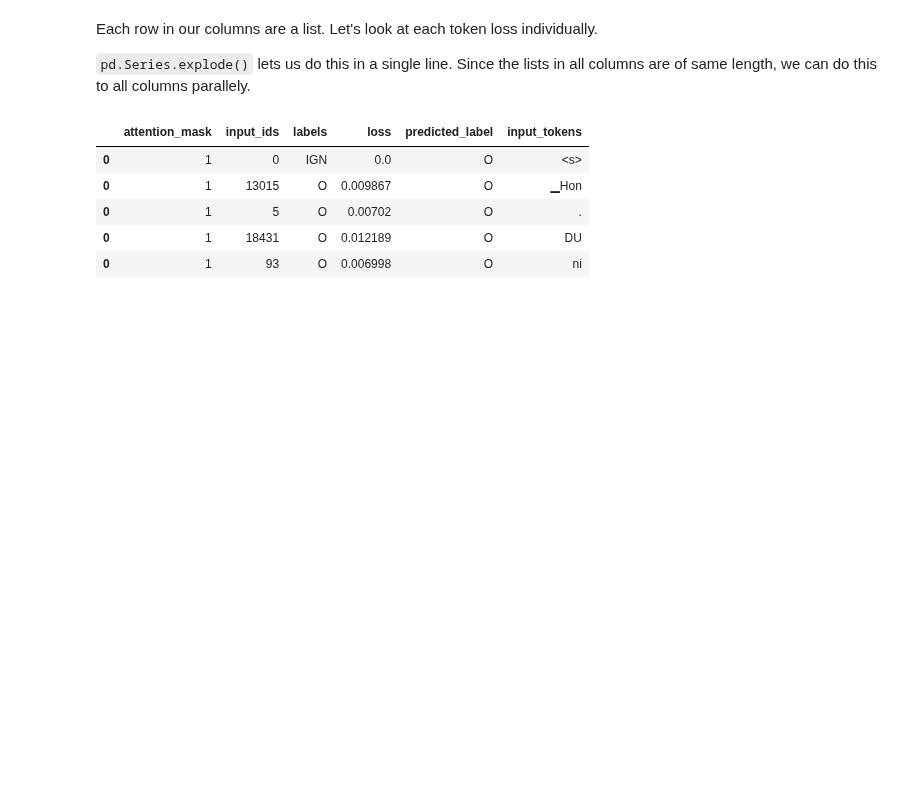
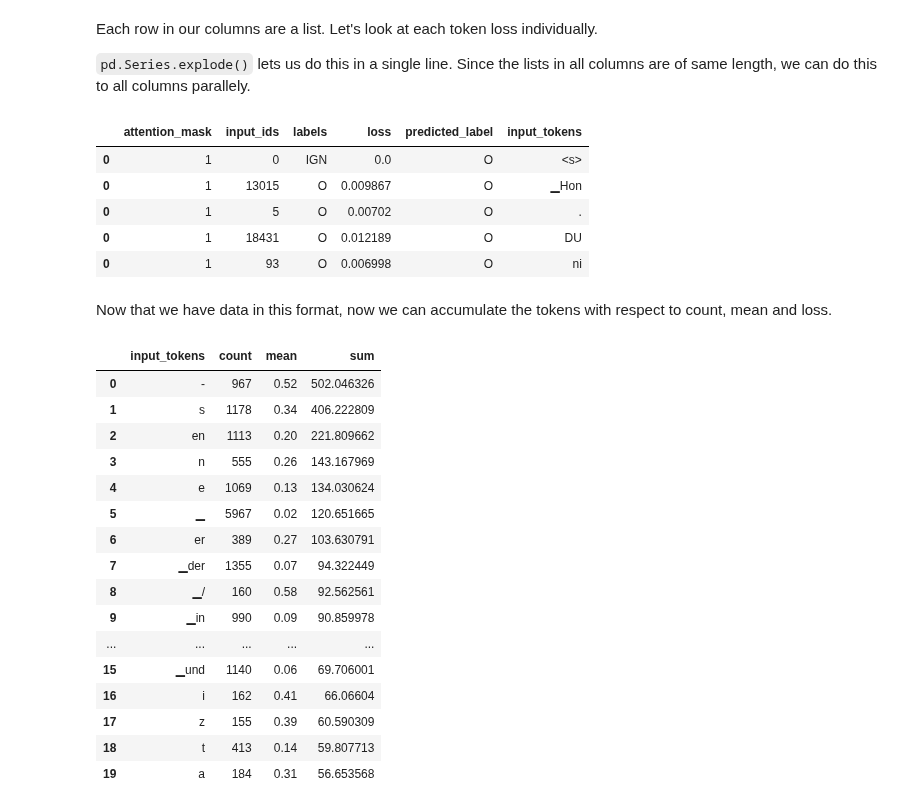
Before and after one commit to JpChii/nlp-with-hugging-face, a Jupyter notebook: notebooks/4-multilingual-named-entity-recognition.ipynb, the cells around one changed output. Cells and saved outputs as stored; diff of their text form; code cells hidden in the pictures; blank space fills up the shorter version.

```diff
--- a/notebooks/4-multilingual-named-entity-recognition.ipynb
+++ b/notebooks/4-multilingual-named-entity-recognition.ipynb
@@ -1143,3 +1134,33 @@ df_tokens.head()
 | 0 | 1 | 5 | O | 0.00702 | O | . |
 | 0 | 1 | 18431 | O | 0.012189 | O | DU |
 | 0 | 1 | 93 | O | 0.006998 | O | ni |
+# %% [markdown]
+Now that we have data in this format, now we can accumulate the tokens with respect to count, mean and loss.
+# %%
+(
+    df_tokens.groupby("input_tokens")[["loss"]]
+    .agg(["count", "mean", "sum"])
+    .droplevel(level=0, axis=1)  # Get rid of multi-level columns
+    .sort_values(by="sum", ascending=False)
+    .reset_index()
+    .round(2)
+    .head(20)
+  )
+# %% [output]
+|  | input_tokens | count | mean | sum |
+| 0 | - | 967 | 0.52 | 502.046326 |
+| 1 | s | 1178 | 0.34 | 406.222809 |
+| 2 | en | 1113 | 0.20 | 221.809662 |
+| 3 | n | 555 | 0.26 | 143.167969 |
+| 4 | e | 1069 | 0.13 | 134.030624 |
+| 5 | ▁ | 5967 | 0.02 | 120.651665 |
+| 6 | er | 389 | 0.27 | 103.630791 |
+| 7 | ▁der | 1355 | 0.07 | 94.322449 |
+| 8 | ▁/ | 160 | 0.58 | 92.562561 |
+| 9 | ▁in | 990 | 0.09 | 90.859978 |
+| ... | ... | ... | ... | ... |
+| 15 | ▁und | 1140 | 0.06 | 69.706001 |
+| 16 | i | 162 | 0.41 | 66.06604 |
+| 17 | z | 155 | 0.39 | 60.590309 |
+| 18 | t | 413 | 0.14 | 59.807713 |
+| 19 | a | 184 | 0.31 | 56.653568 |
```
Also changed, not shown: parts of 12 cells of this notebook.
